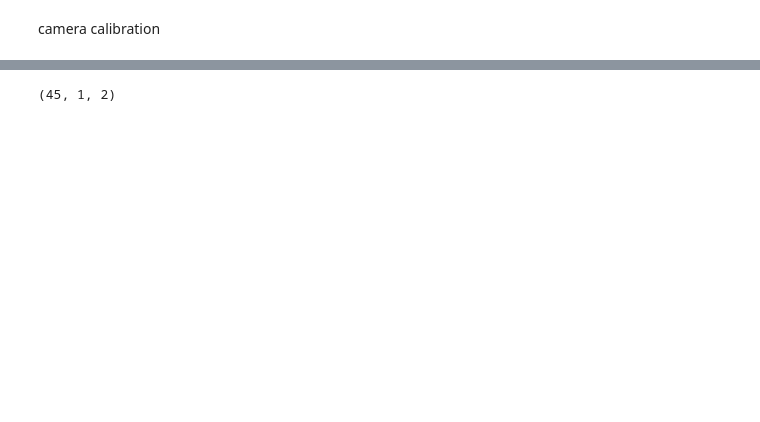
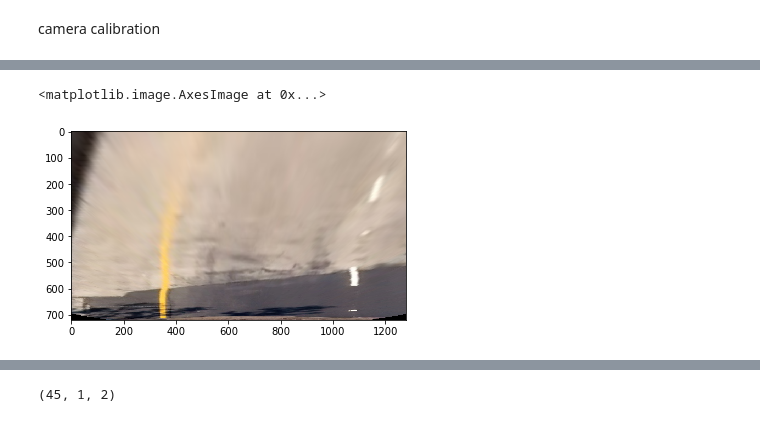
Before and after one commit to ben-blazado/CarND-Advanced-Lane-Lines, a Jupyter notebook: sandbox.ipynb, the cells around one changed output, grey strips where cells are left out. Cells and saved outputs as stored; diff of their text form; code cells hidden in the pictures; blank space fills up the shorter version.

```diff
--- a/sandbox.ipynb
+++ b/sandbox.ipynb
@@ -22,0 +360,7 @@ plt.imshow(gray, cmap='gray')
+# %%
+curved_img = mpimg.imread('test_images/test4.jpg')
+warped = camera.warpPerspective(curved_img)
+plt.imshow(warped)
+# %% [output]
+<matplotlib.image.AxesImage at 0x...>
+[figure, added]
```
Also changed, not shown: parts of 34 cells of this notebook, 2 other files.
